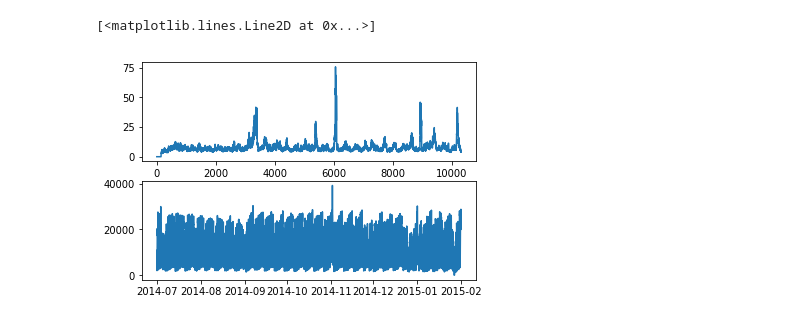
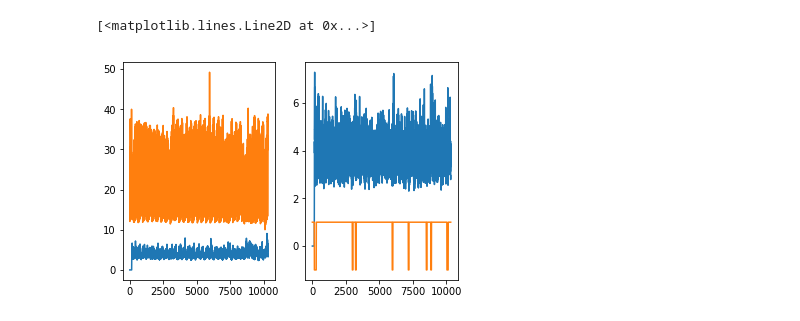
Before and after one commit to kLabUM/rrcf, a Jupyter notebook: notebooks/Taxidata_test.ipynb, the cells around one changed output. Saved outputs shown, nothing was run; the diff lists cells and outputs as text; code cells hidden in the pictures.

```diff
--- a/notebooks/Taxidata_test.ipynb
+++ b/notebooks/Taxidata_test.ipynb
@@ -50,8 +115,44 @@ np.save("codisp_trees_200", codisp)
+# %%
+# try with resorvior sample
+# make the inital trees
+data_stream = shingle(data["passengers"], parmas["data_dim"])
+inital_data = next(data_stream)
+inital_data = np.vstack((inital_data, next(data_stream)))
+inital_data = np.vstack((inital_data, next(data_stream)))
+# add 3 data points
+
+# rabom forest
+forest = [rrcf.RCTree(inital_data) for i in range(0, parmas["trees"])]
+sample = sampling( parmas["data_dim"] , "resorvior")
+sample.memory.append(0)
+sample.memory.append(1)
+sample.memory.append(2)
+
+codisp_reser = np.zeros((len(data["passengers"]), parmas["trees"]))
+for i in range(3*parmas["data_dim"], len(data["passengers"])):
+
+    insert_point, forget_point = sample.update_sample(i)
+    # insert the new point
+    d = next(data_stream)
+    for tree in forest:
+
+        if insert_point:
+            tree.insert_point(np.asarray(d), sample.memory[-1])
+            codisp_reser[i, forest.index(tree)] = tree.codisp(sample.memory[-1])
+            # forget point
+            for j in forget_point:
+                tree.forget_point(j)
+        else:
+            tree.insert_point(np.asarray(d), i)
+            codisp_reser[i, forest.index(tree)] = tree.codisp(i)
+            tree.forget_point(i)
 # %%
-plt.subplot(2,1,1)
+plt.subplot(1,2,1)
 plt.plot(codisp.mean(axis=1))
-plt.subplot(2,1,2)
-plt.plot(data["dates"], data["passengers"])
+plt.plot(10 + data["passengers"]*0.001)
+plt.subplot(1,2,2)
+plt.plot(codisp_reser.mean(axis=1))
+plt.plot(DATA["labels"])
 # %% [output]
 [<matplotlib.lines.Line2D at 0x...>]
-[figure, old version]
+[figure, new version]
```
Also changed, not shown: parts of 12 cells of this notebook, 1 other file.
